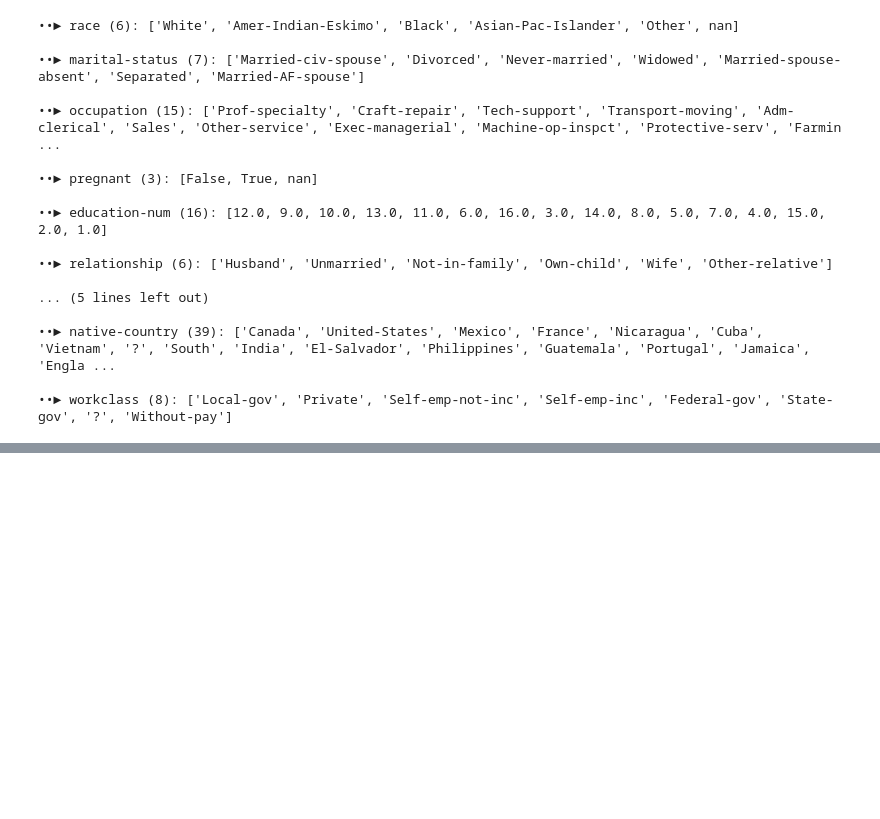
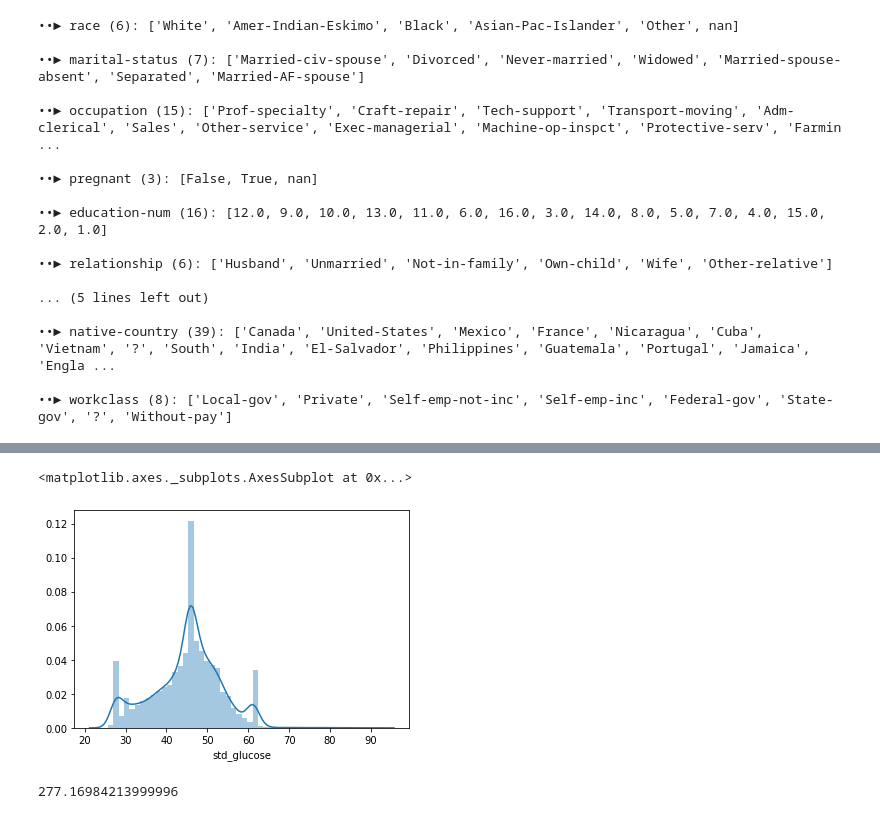
Before and after one commit to gyurix/IAU, a Jupyter notebook: iau_2_juraj_barath_vladimir_svitok.ipynb, the cells around one changed output, grey strips where cells are left out. Cells and saved outputs as stored; diff of their text form; code cells hidden in the pictures; blank space fills up the shorter version.

```diff
--- a/iau_2_juraj_barath_vladimir_svitok.ipynb
+++ b/iau_2_juraj_barath_vladimir_svitok.ipynb
@@ -796,0 +852,7 @@ skewness_glucose --> 0.373827938
+# %%
+def fix_std_g(x):
+    if x > 200:
+        x = std_g_pp
+    if x < -200:
+        x = std_g_pm
+    return x
@@ -796,0 +864,5 @@ skewness_glucose --> 0.373827938
+# %%
+sea.distplot(data2['std_glucose'].apply(fix_std_g))
+# %% [output]
+<matplotlib.axes._subplots.AxesSubplot at 0x...>
+[figure, added]
@@ -796,0 +871,5 @@ skewness_glucose --> 0.373827938
+# %%
+s_o_pp = np.percentile(data2['skewness_oxygen'], 95)
+s_o_pp
+# %% [output]
+277.16984213999996
```
Also changed, not shown: parts of 23 cells of this notebook.
